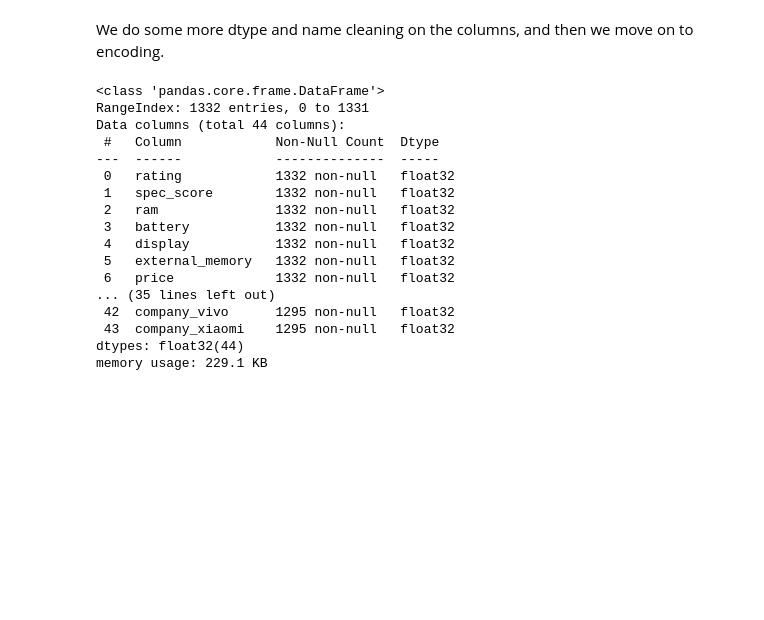
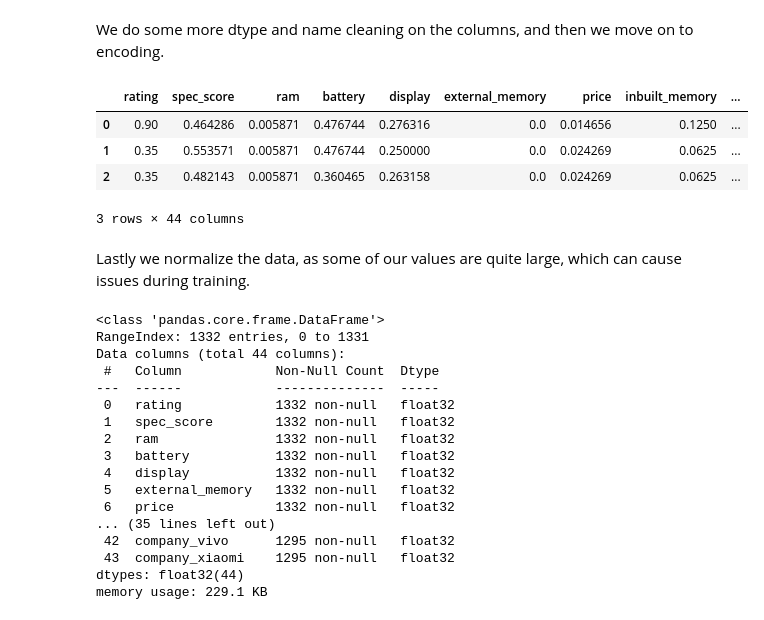
Before and after one commit to MichaelVerdegaal/PSONeuralNetwork, a Jupyter notebook: main/main.ipynb, the cells around one changed output. Cells and saved outputs as stored; diff of their text form; code cells hidden in the pictures; blank space fills up the shorter version.

Commit message:
refactor: scale data

```diff
--- a/main/main.ipynb
+++ b/main/main.ipynb
@@ -547,0 +545,13 @@ df = df.reset_index(drop=True)
+# %%
+scaler = MinMaxScaler()
+
+df = pd.DataFrame(scaler.fit_transform(df), columns=df.columns)
+df.head(3)
+# %% [output]
+|  | rating | spec_score | ram | battery | display | external_memory | price | inbuilt_memory | ... |
+| 0 | 0.90 | 0.464286 | 0.005871 | 0.476744 | 0.276316 | 0.0 | 0.014656 | 0.1250 | ... |
+| 1 | 0.35 | 0.553571 | 0.005871 | 0.476744 | 0.250000 | 0.0 | 0.024269 | 0.0625 | ... |
+| 2 | 0.35 | 0.482143 | 0.005871 | 0.360465 | 0.263158 | 0.0 | 0.024269 | 0.0625 | ... |
+3 rows × 44 columns
+# %% [markdown]
+Lastly we normalize the data, as some of our values are quite large, which can cause issues during training.
```
Also changed, not shown: parts of 7 cells of this notebook.
